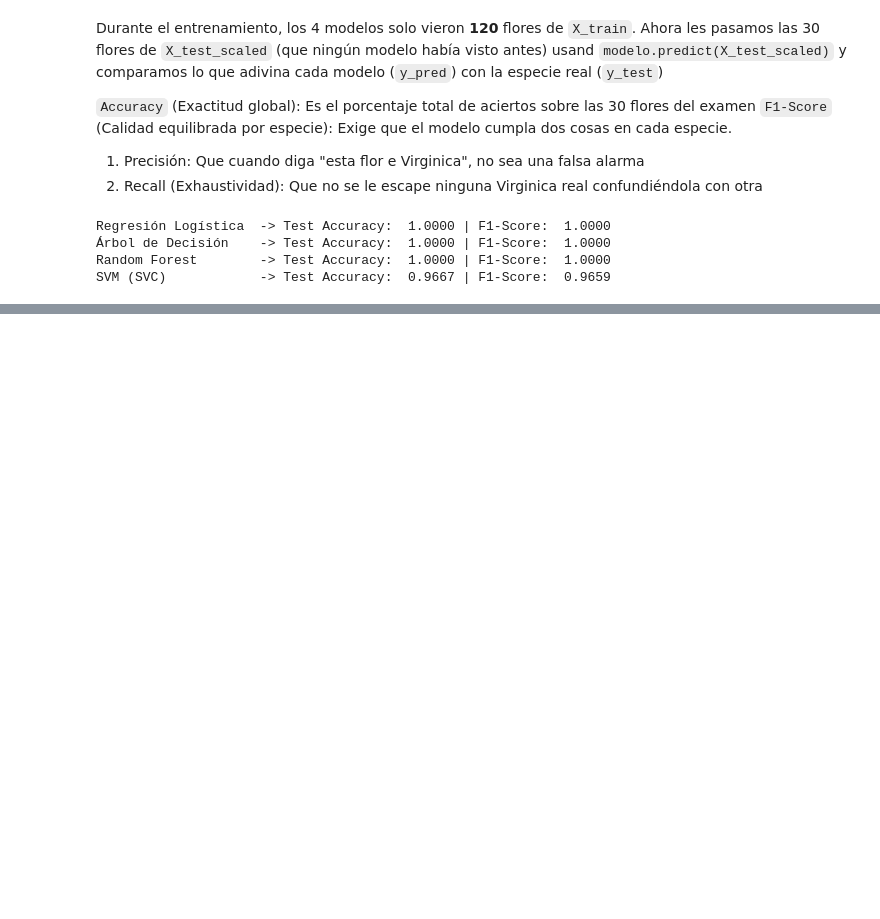
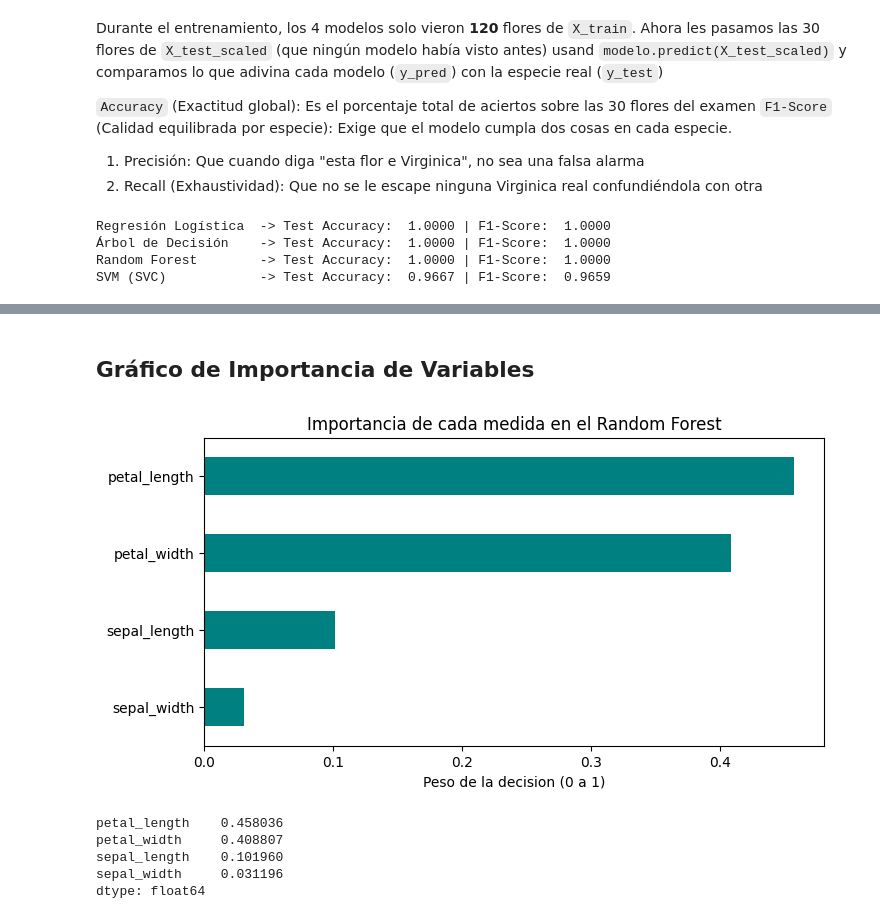
Before and after one commit to AlejandroCuntin/data-science, a Jupyter notebook: 02-iris-clasificación/notebooks/01-iris.ipynb, the cells around one changed output, grey strips where cells are left out. Saved outputs shown, nothing was run; the diff lists cells and outputs as text; code cells hidden in the pictures; blank space fills up the shorter version.

```diff
--- a/02-iris-clasificación/notebooks/01-iris.ipynb
+++ b/02-iris-clasificación/notebooks/01-iris.ipynb
@@ -409,0 +445,23 @@ SVM (SVC)            -> Test Accuracy:  0.9667 | F1-Score:  0.9659
+# %% [markdown]
+## Gráfico de Importancia de Variables
+# %%
+#Extraemos la importancia de cada medida según los 200 árboles del Random RandomForestClassifier
+
+importancias = pd.Series(best_rf.feature_importances_, index=X.columns).sort_values()
+
+#Dibujamos un gráfico de barras horizontales
+plt.figure(figsize=(8, 4))
+importancias.plot(kind="barh", color="teal")
+plt.title("Importancia de cada medida en el Random Forest")
+plt.xlabel("Peso de la decision (0 a 1)")
+plt.savefig("../reports/figures/03_feature_imporances.png", dpi=150, bbox_inches="tight")
+plt.show()
+
+print(importancias.sort_values(ascending=False))
+# %% [output]
+[figure, added]
+petal_length    0.458036
+petal_width     0.408807
+sepal_length    0.101960
+sepal_width     0.031196
+dtype: float64
```
Also changed, not shown: parts of 5 cells of this notebook, 5 other files.
